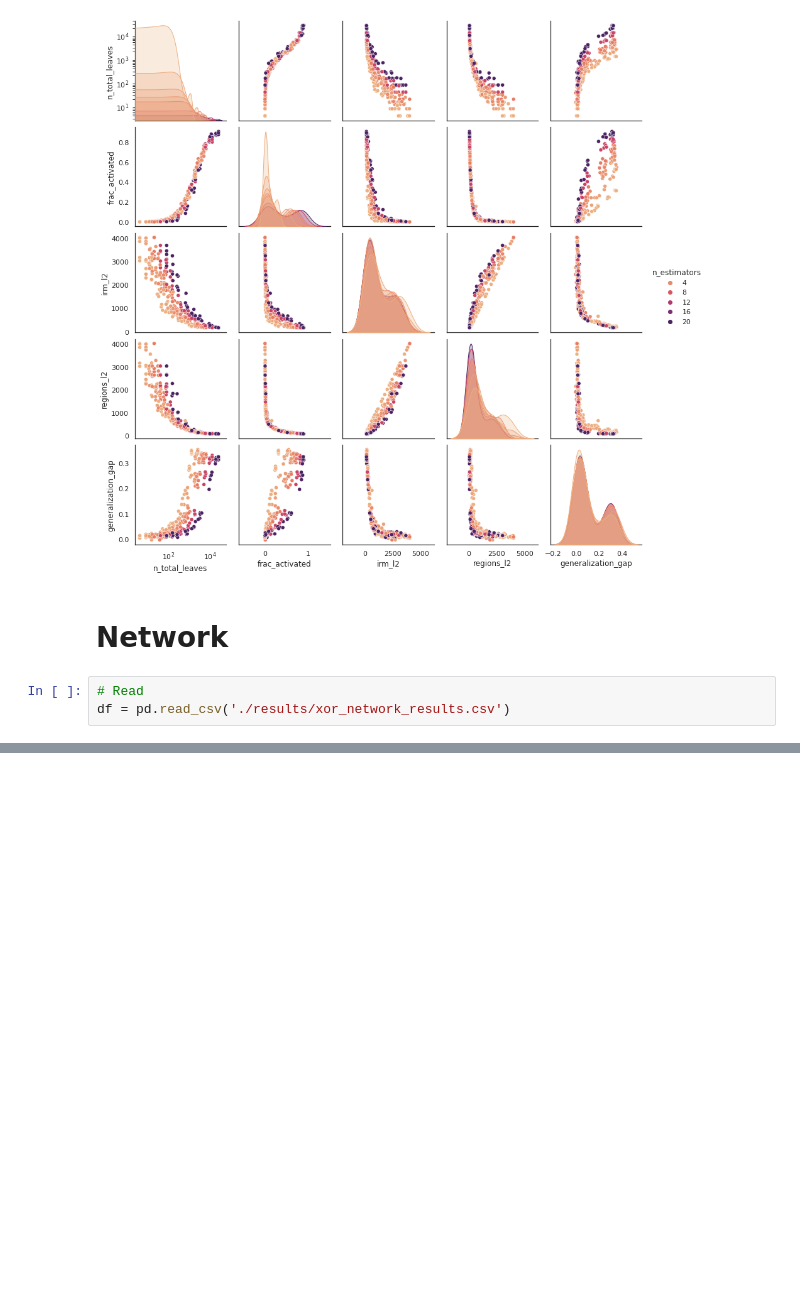
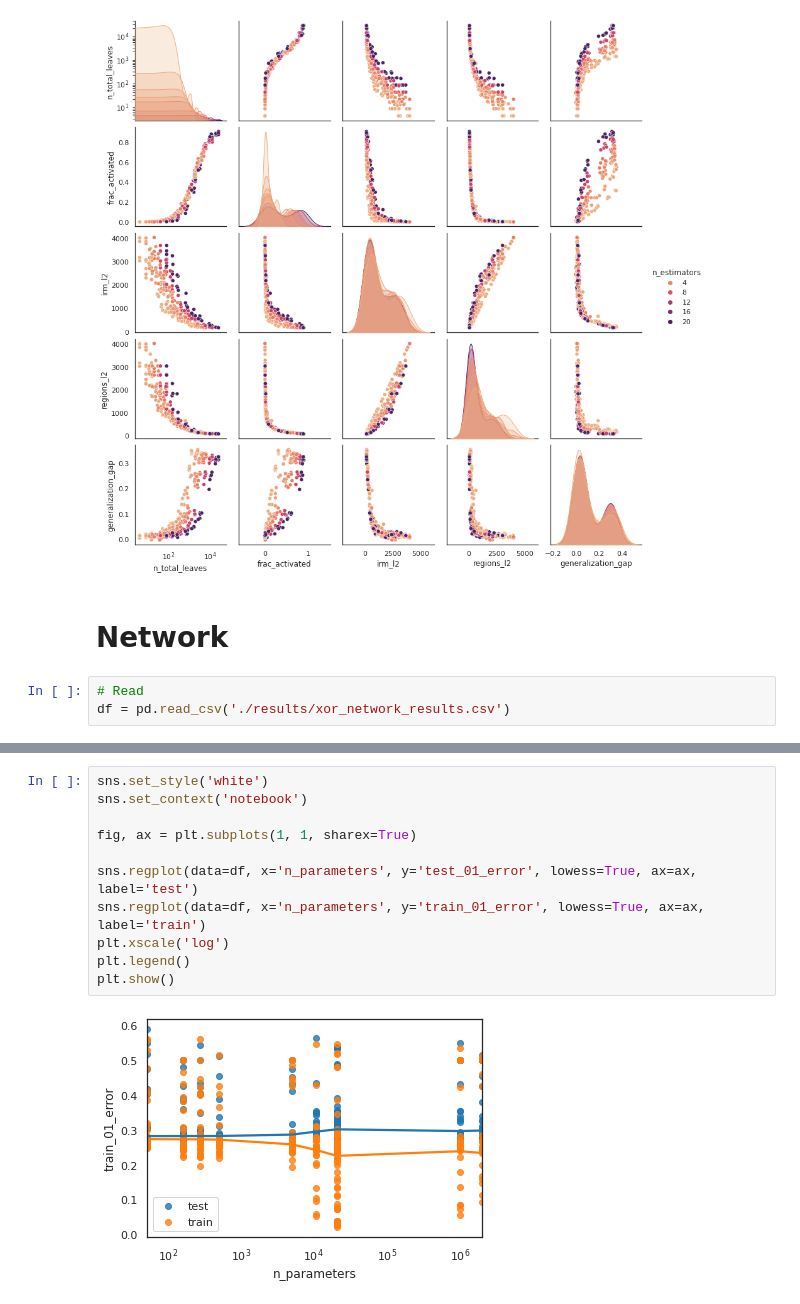
Before and after one commit to rflperry/double_descent, a Jupyter notebook: experiments/xor/plot_results.ipynb, the cells around one changed output, grey strips where cells are left out. Drawn from its saved outputs; the diff is of its cells as text; blank space fills up the shorter version.

```diff
--- a/experiments/xor/plot_results.ipynb
+++ b/experiments/xor/plot_results.ipynb
@@ -135,0 +139,13 @@ df.head(5)
+# %%
+sns.set_style('white')
+sns.set_context('notebook')
+
+fig, ax = plt.subplots(1, 1, sharex=True)
+
+sns.regplot(data=df, x='n_parameters', y='test_01_error', lowess=True, ax=ax, label='test')
+sns.regplot(data=df, x='n_parameters', y='train_01_error', lowess=True, ax=ax, label='train')
+plt.xscale('log')
+plt.legend()
+plt.show()
+# %% [output]
+[figure, added]
```
Also changed, not shown: parts of 11 cells of this notebook, 7 other files.
